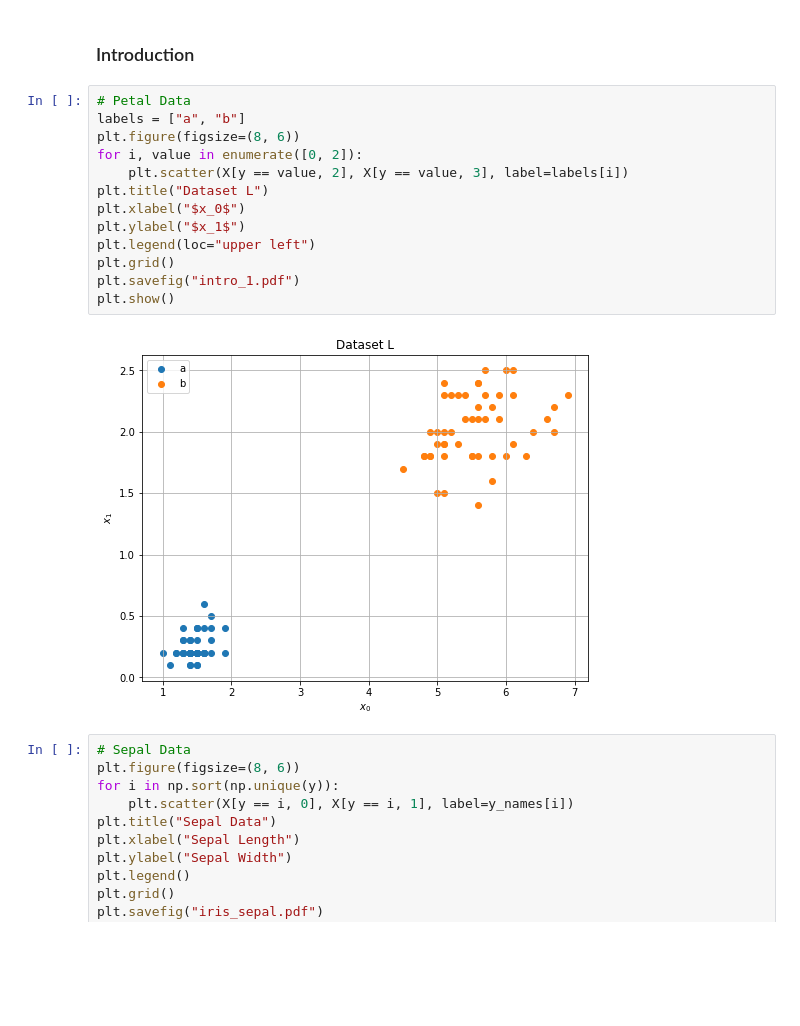
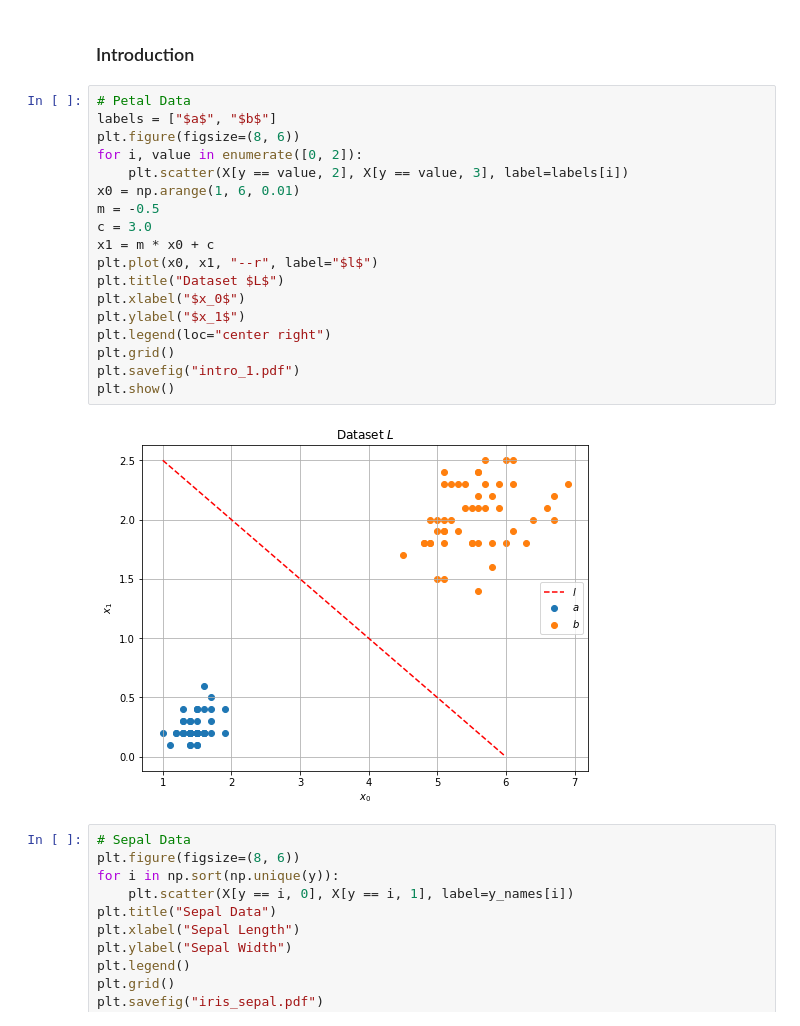
Before and after one commit to johnduffymsc/msc_comp0120project, a Jupyter notebook: COMP0120_Project_John_Duffy.ipynb, the cells around one changed output. Cells and saved outputs as stored; diff of their text form; blank space fills up the shorter version.

```diff
--- a/COMP0120_Project_John_Duffy.ipynb
+++ b/COMP0120_Project_John_Duffy.ipynb
@@ -19,19 +19,24 @@ y_names = iris["target_names"]
 ### Introduction
 # %%
 # Petal Data
-labels = ["a", "b"]
+labels = ["$a$", "$b$"]
 plt.figure(figsize=(8, 6))
 for i, value in enumerate([0, 2]):
     plt.scatter(X[y == value, 2], X[y == value, 3], label=labels[i])
-plt.title("Dataset L")
+x0 = np.arange(1, 6, 0.01)
+m = -0.5
+c = 3.0
+x1 = m * x0 + c
+plt.plot(x0, x1, "--r", label="$l$")
+plt.title("Dataset $L$")
 plt.xlabel("$x_0$")
 plt.ylabel("$x_1$")
-plt.legend(loc="upper left")
+plt.legend(loc="center right")
 plt.grid()
 plt.savefig("intro_1.pdf")
 plt.show()
 # %% [output]
-[figure, old version]
+[figure, new version]
 # %%
 # Sepal Data
 plt.figure(figsize=(8, 6))
```
Also changed, not shown: parts of 1 cell of this notebook, 1 other file.
